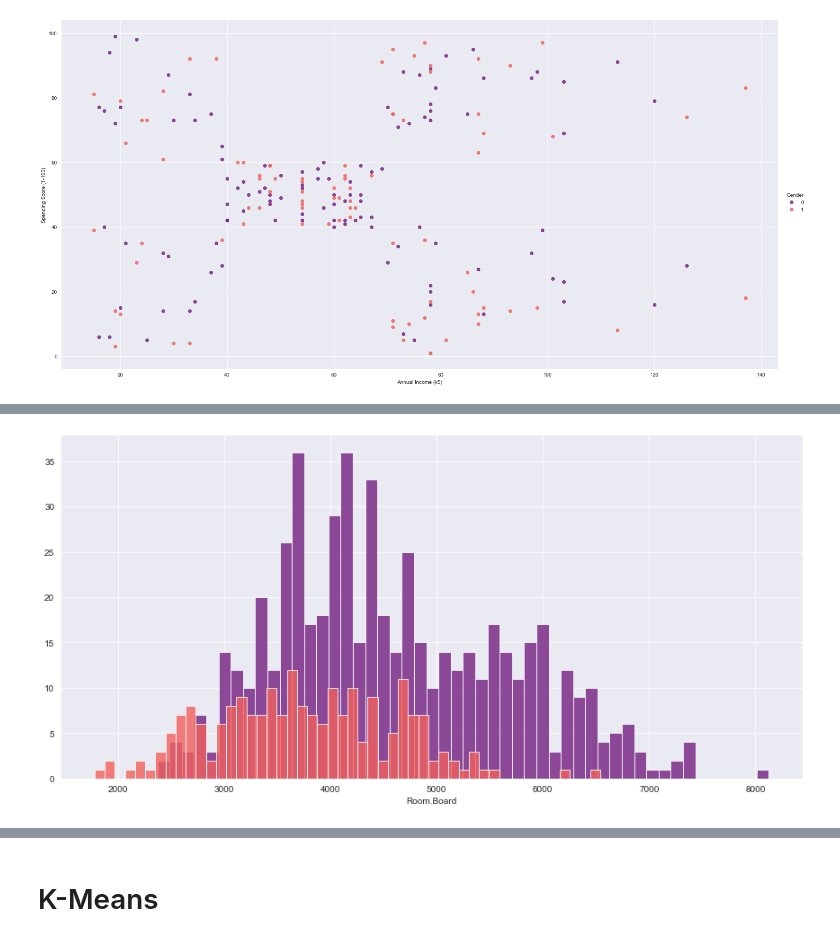
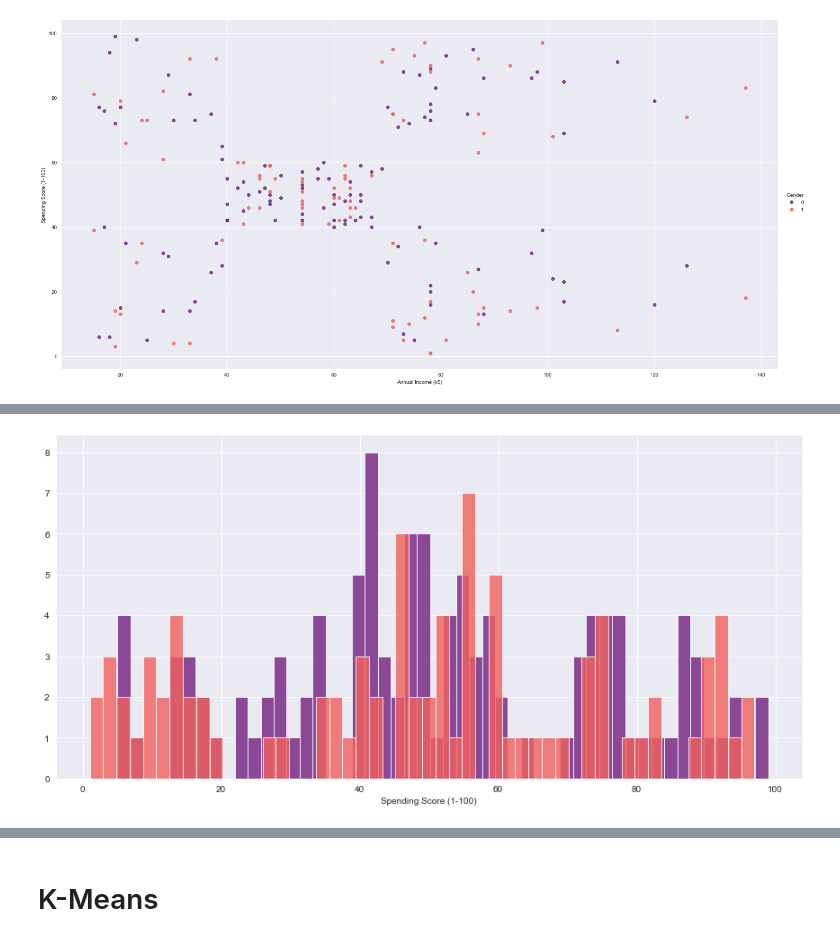
Before and after one commit to abphilip-vit/College7, a Jupyter notebook: T4/T4.ipynb, the cells around one changed output, grey strips where cells are left out. Saved outputs shown, nothing was run; the diff lists cells and outputs as text; code cells hidden in the pictures.

```diff
--- a/T4/T4.ipynb
+++ b/T4/T4.ipynb
@@ -74,8 +74,7 @@ print(list(l1.inverse_transform([0,1])))
 # %% [output]
 ['Female', 'Male']
 # %%
-alvin = allen
-alvin['Gender'] = f1['Gender']
+allen['Gender'] = f1['Gender']
 # %%
 allen.head()
 # %% [output]
@@ -103,8 +102,8 @@ g1 = g1.map(plt.hist,'Grad.Rate',bins=50,alpha=0.8)
 # %%
 sns.set_style('darkgrid')
-g2 = sns.FacetGrid(allen,hue="Private",palette='magma',size=6,aspect=2)
-g2 = g2.map(plt.hist,'Room.Board',bins=50,alpha=0.8)
+g2 = sns.FacetGrid(allen,hue="Gender",palette='magma',size=6,aspect=2)
+g2 = g2.map(plt.hist,'Spending Score (1-100)',bins=50,alpha=0.8)
 # %% [output]
-[figure, old version]
+[figure, new version]
 # %%
 sns.set_style('darkgrid')
```
Also changed, not shown: parts of 4 cells of this notebook.
